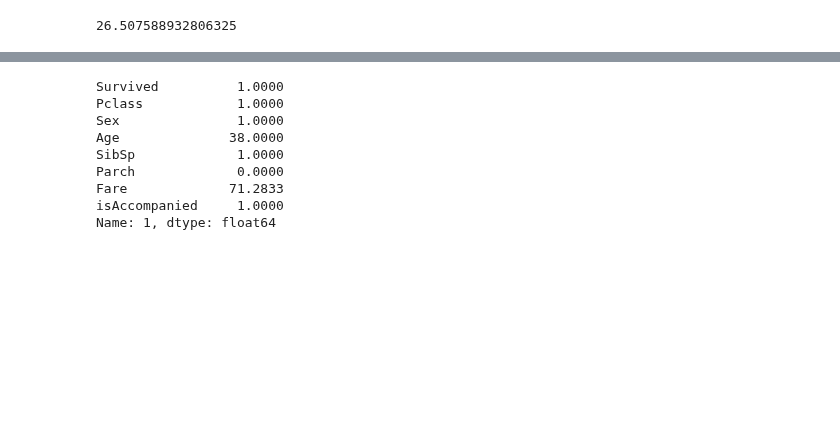
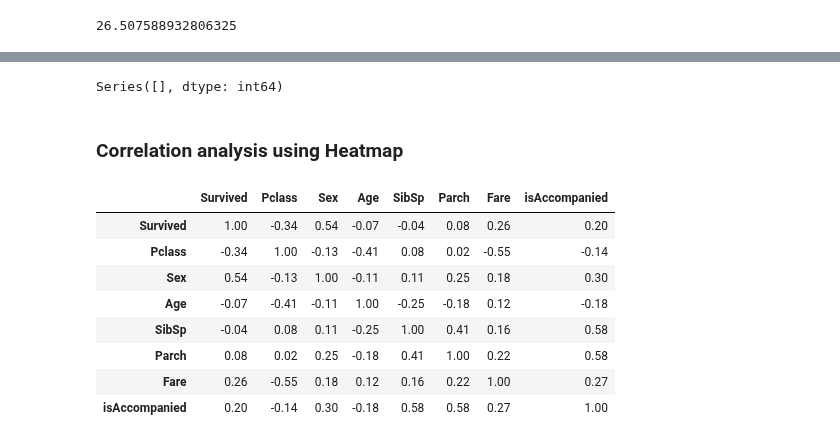
Before and after one commit to lavkushsingh31/Data_Science_Machine_Learning_Projects, a Jupyter notebook: Mini Project - Titanic Survival Prediction/Mini Project - Titanic Survival Prediction.ipynb, the cells around one changed output, grey strips where cells are left out. Drawn from its saved outputs; the diff is of its cells as text; code cells hidden in the pictures; blank space fills up the shorter version.

```diff
--- a/Mini Project - Titanic Survival Prediction/Mini Project - Titanic Survival Prediction.ipynb
+++ b/Mini Project - Titanic Survival Prediction/Mini Project - Titanic Survival Prediction.ipynb
@@ -265,12 +251,23 @@ dtype: float64
-# %%
-data.iloc[1]['Pclass']
-# %% [output]
-Survived          1.0000
-Pclass            1.0000
-Sex               1.0000
-Age              38.0000
-SibSp             1.0000
-Parch             0.0000
-Fare             71.2833
-isAccompanied     1.0000
-Name: 1, dtype: float64
+# %%
+nulls = data.isnull().sum()
+nulls = nulls[nulls>0]
+nulls
+# %% [output]
+Series([], dtype: int64)
+# %% [markdown]
+### Correlation analysis using Heatmap
+# %%
+# getting correlation of the data columns with each other
+
+corr_data = data.corr().round(2)
+corr_data
+# %% [output]
+|  | Survived | Pclass | Sex | Age | SibSp | Parch | Fare | isAccompanied |
+| Survived | 1.00 | -0.34 | 0.54 | -0.07 | -0.04 | 0.08 | 0.26 | 0.20 |
+| Pclass | -0.34 | 1.00 | -0.13 | -0.41 | 0.08 | 0.02 | -0.55 | -0.14 |
+| Sex | 0.54 | -0.13 | 1.00 | -0.11 | 0.11 | 0.25 | 0.18 | 0.30 |
+| Age | -0.07 | -0.41 | -0.11 | 1.00 | -0.25 | -0.18 | 0.12 | -0.18 |
+| SibSp | -0.04 | 0.08 | 0.11 | -0.25 | 1.00 | 0.41 | 0.16 | 0.58 |
+| Parch | 0.08 | 0.02 | 0.25 | -0.18 | 0.41 | 1.00 | 0.22 | 0.58 |
+| Fare | 0.26 | -0.55 | 0.18 | 0.12 | 0.16 | 0.22 | 1.00 | 0.27 |
+| isAccompanied | 0.20 | -0.14 | 0.30 | -0.18 | 0.58 | 0.58 | 0.27 | 1.00 |
```
Also changed, not shown: parts of 9 cells of this notebook.
